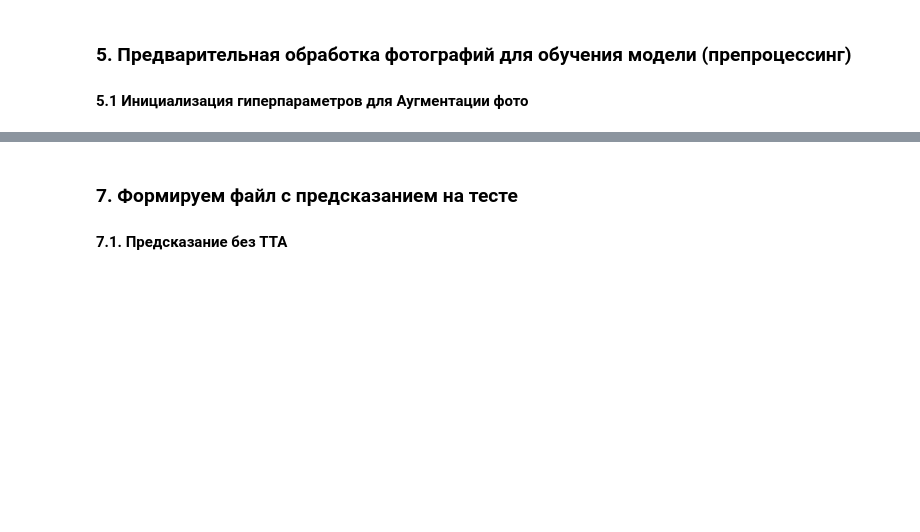
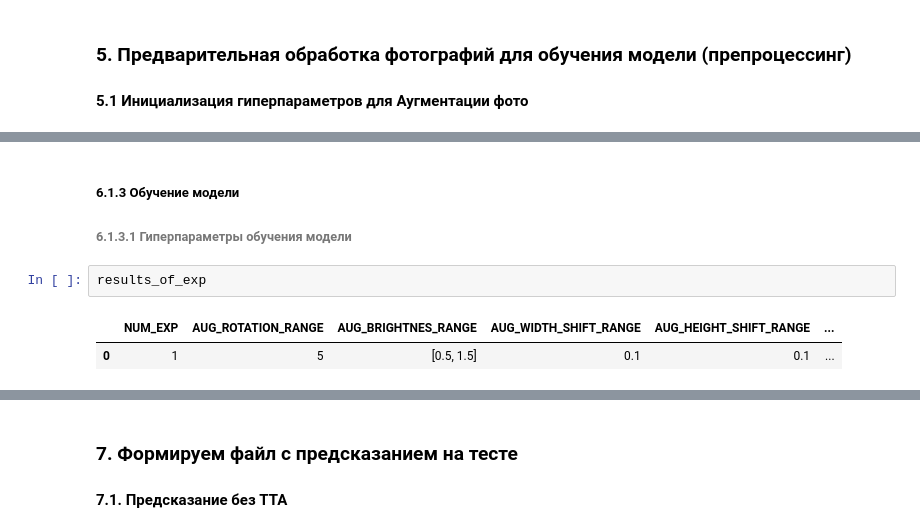
Before and after one commit to alex-sokolov2011/pet-projects, a Jupyter notebook: module_7/kaggle_rds7_Сar_Сlassification_Sokolov_.ipynb, the cells around one changed output, grey strips where cells are left out. Saved outputs shown, nothing was run; the diff lists cells and outputs as text; blank space fills up the shorter version.

```diff
--- a/module_7/kaggle_rds7_Сar_Сlassification_Sokolov_.ipynb
+++ b/module_7/kaggle_rds7_Сar_Сlassification_Sokolov_.ipynb
@@ -225,0 +409,8 @@ AUG_VAL_SPLIT = 0.2 (Аугментация. Доля выборки остав
+# %% [markdown]
+##### 6.1.3 Обучение модели
+###### 6.1.3.1 Гиперпараметры обучения модели
+# %%
+results_of_exp
+# %% [output]
+|  | NUM_EXP | AUG_ROTATION_RANGE | AUG_BRIGHTNES_RANGE | AUG_WIDTH_SHIFT_RANGE | AUG_HEIGHT_SHIFT_RANGE | ... |
+| 0 | 1 | 5 | [0.5, 1.5] | 0.1 | 0.1 | ... |
```
Also changed, not shown: parts of 41 cells of this notebook.
